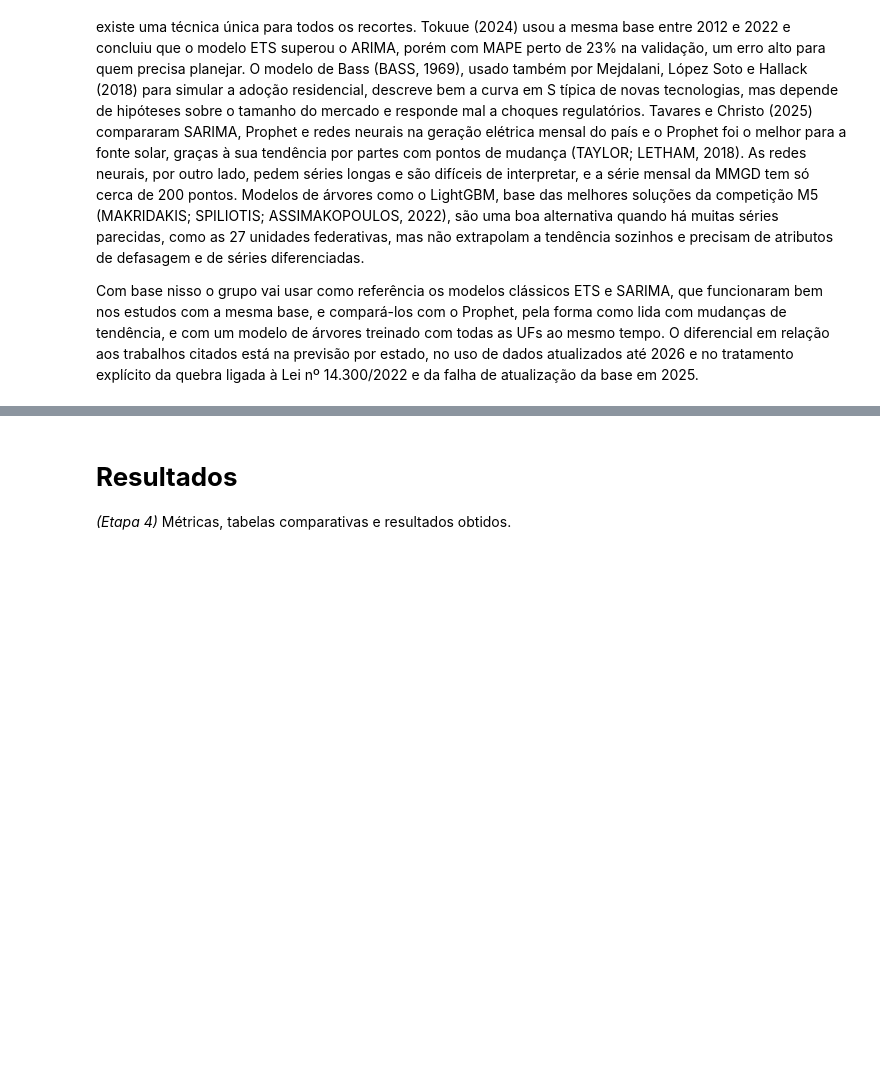
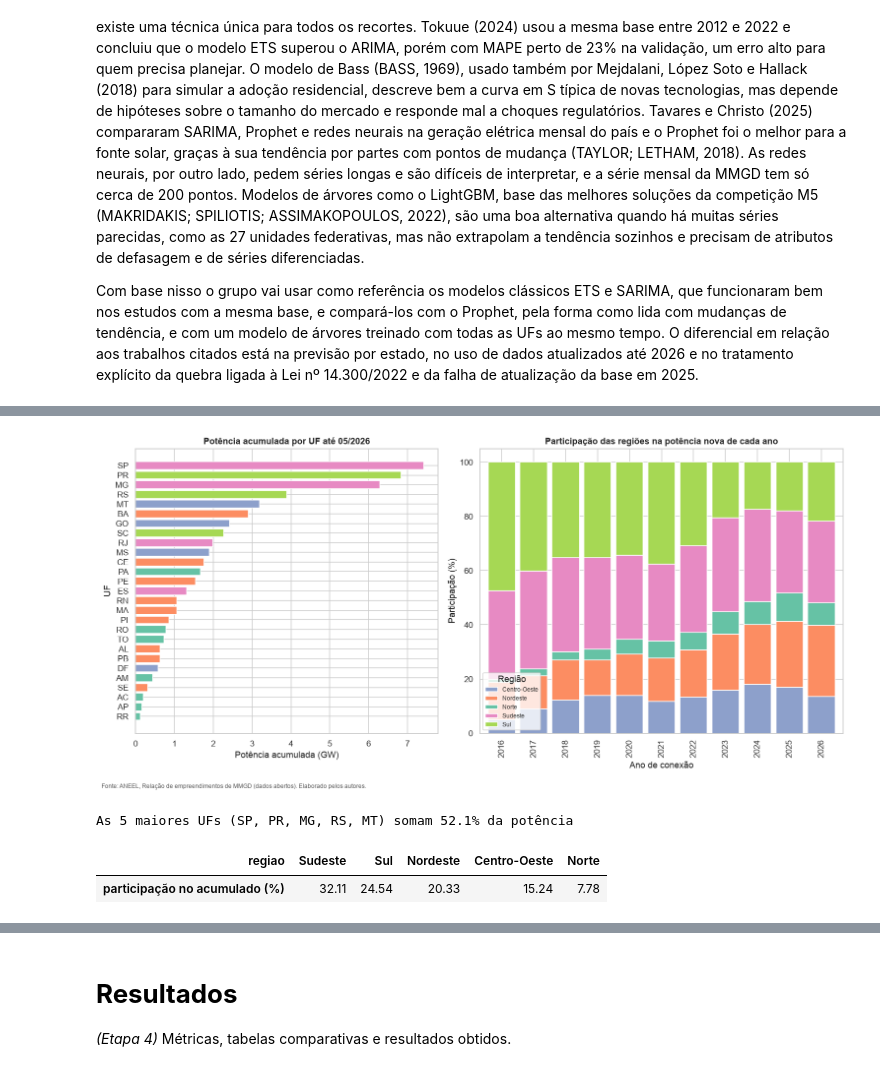
Before and after one commit to EnzoFerroni/projeto-aplicado-iv-energia-solar, a Jupyter notebook: notebooks/projeto_aplicado_IV_doc.ipynb, the cells around one changed output, grey strips where cells are left out. Cells and saved outputs as stored; diff of their text form; code cells hidden in the pictures; blank space fills up the shorter version.

```diff
--- a/notebooks/projeto_aplicado_IV_doc.ipynb
+++ b/notebooks/projeto_aplicado_IV_doc.ipynb
@@ -257,0 +725,37 @@ As seções abaixo serão preenchidas nas Etapas 3 e 4 e estão mantidas aqui pa
+# %%
+REGIONS = {"Norte": ["AC", "AM", "AP", "PA", "RO", "RR", "TO"],
+           "Nordeste": ["AL", "BA", "CE", "MA", "PB", "PE", "PI", "RN", "SE"],
+           "Centro-Oeste": ["DF", "GO", "MS", "MT"],
+           "Sudeste": ["ES", "MG", "RJ", "SP"],
+           "Sul": ["PR", "RS", "SC"]}
+uf_region = {uf: region for region, members in REGIONS.items() for uf in members}
+monthly_uf["regiao"] = monthly_uf["uf"].map(uf_region)
+region_colors = dict(zip(REGIONS, sns.color_palette("Set2", len(REGIONS))))
+
+ranking = (monthly_uf.groupby("uf")["potencia_mw"].sum().sort_values(ascending=False) / 1e3)
+region_year = (monthly_uf.assign(ano=monthly_uf["mes"].dt.year)
+               .groupby(["ano", "regiao"])["potencia_mw"].sum().unstack())
+region_share = region_year.loc[2016:].div(region_year.loc[2016:].sum(axis=1), axis=0) * 100
+
+fig, axes = plt.subplots(1, 2, figsize=(14, 6.5), gridspec_kw={"width_ratios": [1, 1.2]})
+axes[0].barh(ranking.index[::-1], ranking.values[::-1],
+             color=[region_colors[uf_region[uf]] for uf in ranking.index[::-1]])
+axes[0].set(title=f"Potência acumulada por UF até {last_complete:%m/%Y}",
+            xlabel="Potência acumulada (GW)", ylabel="UF")
+region_share.plot.bar(stacked=True, ax=axes[1], color=[region_colors[r] for r in region_share],
+                      width=0.85)
+axes[1].set(title="Participação das regiões na potência nova de cada ano",
+            xlabel="Ano de conexão", ylabel="Participação (%)")
+axes[1].legend(title="Região", fontsize=8, loc="lower left")
+fig.tight_layout()
+finish_figure(fig, "eda_ufs_regioes")
+
+top5_share = ranking.head(5).sum() / ranking.sum()
+print(f"As 5 maiores UFs ({', '.join(ranking.head(5).index)}) somam {top5_share:.1%} da potência")
+display((region_year.sum() / region_year.sum().sum() * 100).sort_values(ascending=False)
+        .rename("participação no acumulado (%)").to_frame().T)
+# %% [output]
+[figure, added]
+As 5 maiores UFs (SP, PR, MG, RS, MT) somam 52.1% da potência
+| regiao | Sudeste | Sul | Nordeste | Centro-Oeste | Norte |
+| participação no acumulado (%) | 32.11 | 24.54 | 20.33 | 15.24 | 7.78 |
```
Also changed, not shown: parts of 73 cells of this notebook, 19 other files.
